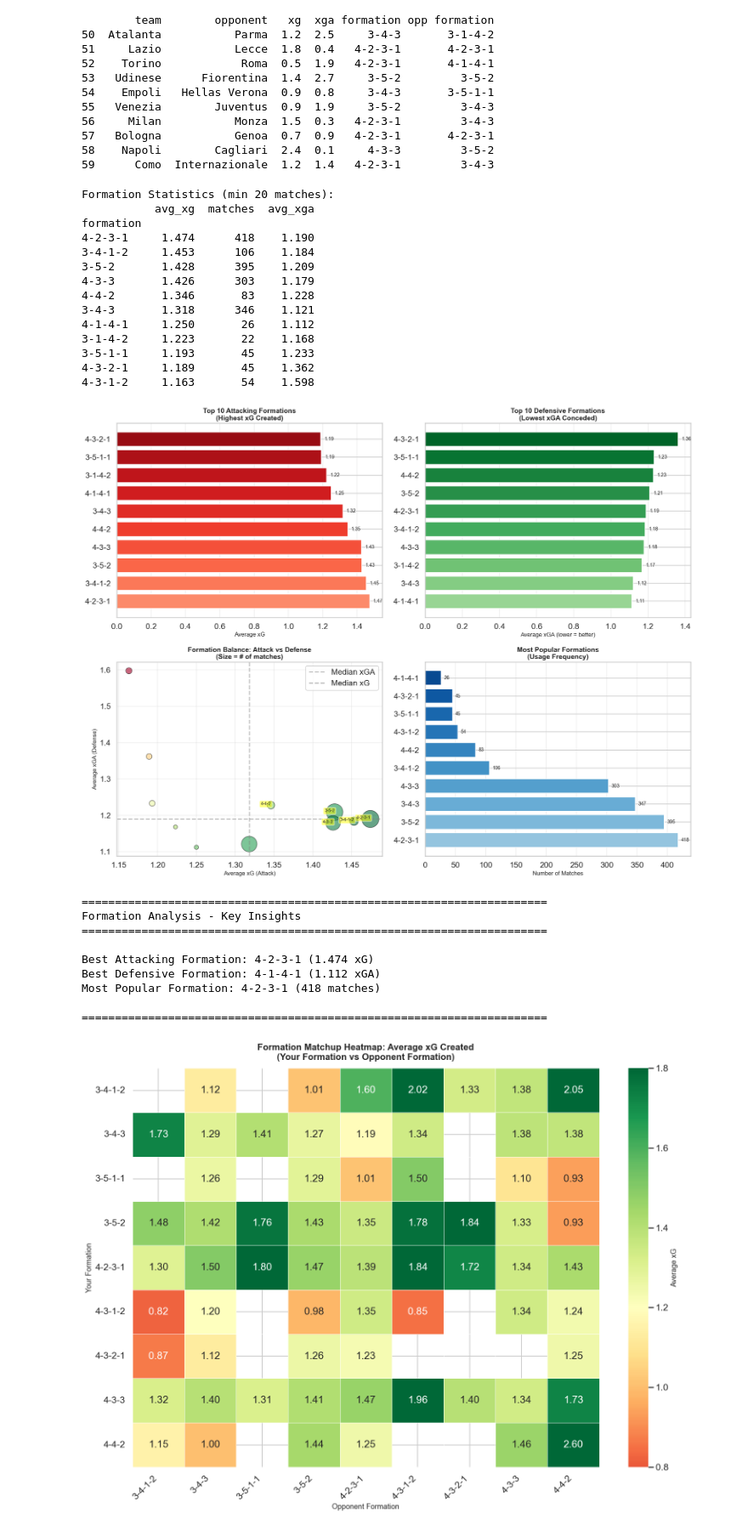
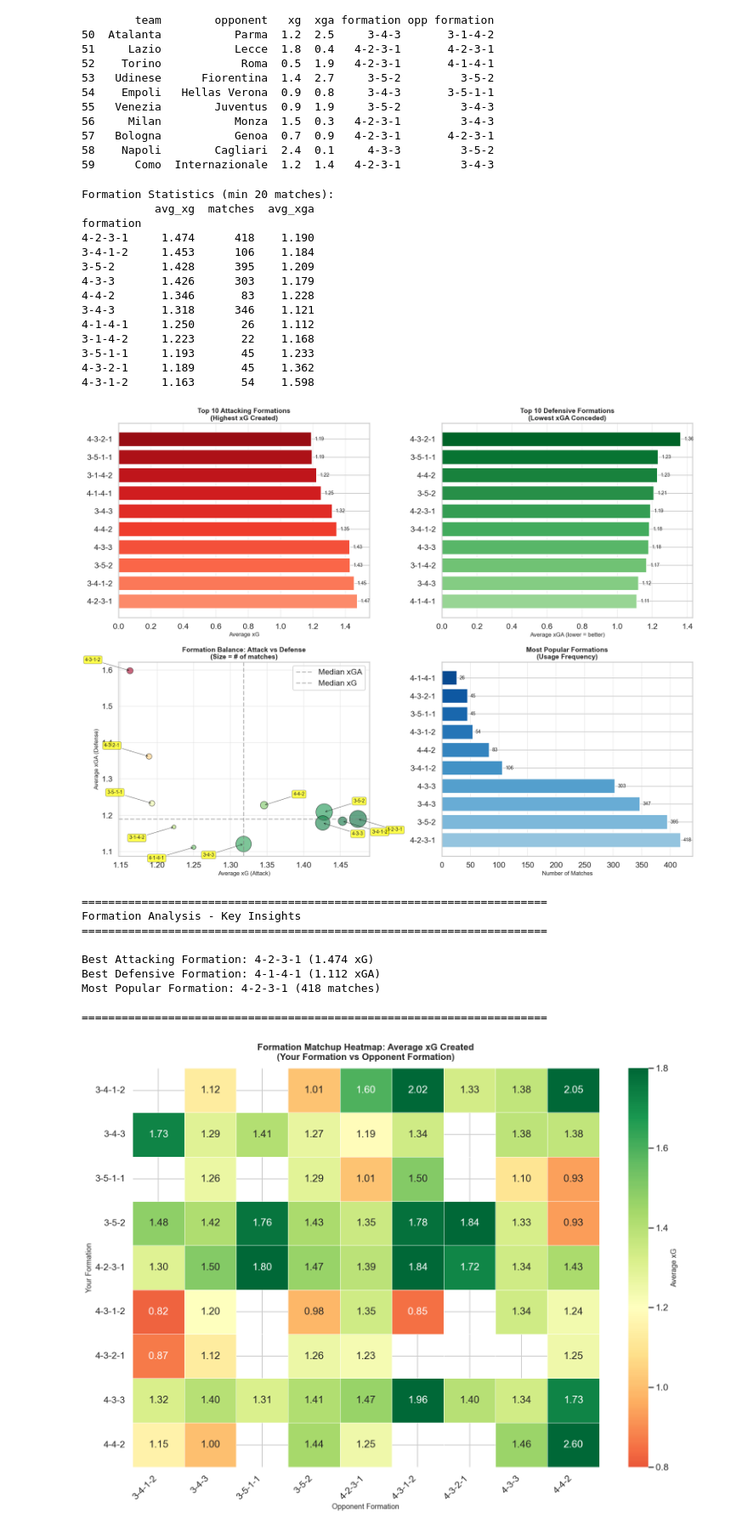
Before and after one commit to michaail/serie-a-data-analysis, a Jupyter notebook: xG_analysis.ipynb, the cells around one changed output. Shown at 85% size. Drawn from its saved outputs; the diff is of its cells as text; code cells hidden in the pictures.

```diff
--- a/xG_analysis.ipynb
+++ b/xG_analysis.ipynb
@@ -980,11 +981,20 @@ axes[1, 0].scatter(formation_stats['avg_xg'], formation_stats['avg_xga'],
                    c=formation_stats['avg_xg'] - formation_stats['avg_xga'],
                    cmap='RdYlGn', edgecolors='black', linewidth=1)
 
-# Annotate key formations
-for idx, row in formation_stats.head(5).iterrows():
-    axes[1, 0].annotate(idx, (row['avg_xg'], row['avg_xga']),
-                       fontsize=9, ha='right',
-                       bbox=dict(boxstyle='round,pad=0.3', facecolor='yellow', alpha=0.5))
+# Annotate ALL formations with smart positioning
+for idx in formation_stats.index:
+    row = formation_stats.loc[idx]
+    # Offset labels based on position relative to median
+    x_offset = 0.04 if row['avg_xg'] > formation_stats['avg_xg'].median() else -0.04
+    y_offset = 0.03 if row['avg_xga'] > formation_stats['avg_xga'].median() else -0.03
+    ha = 'left' if x_offset > 0 else 'right'
+
+    axes[1, 0].annotate(idx,
+                       xy=(row['avg_xg'], row['avg_xga']),
+                       xytext=(row['avg_xg'] + x_offset, row['avg_xga'] + y_offset),
+                       fontsize=10, ha=ha, va='center',
+                       bbox=dict(boxstyle='round,pad=0.3', facecolor='yellow', alpha=0.7, edgecolor='black', linewidth=0.5),
+                       arrowprops=dict(arrowstyle='->', connectionstyle='arc3,rad=0', lw=0.5, color='black'))
 
 axes[1, 0].axhline(formation_stats['avg_xga'].median(), color='gray', linestyle='--', alpha=0.5, label='Median xGA')
 axes[1, 0].axvline(formation_stats['avg_xg'].median(), color='gray', linestyle='--', alpha=0.5, label='Median xG')
@@ -1006,34 +1016,34 @@ axes[1, 1].grid(axis='x', alpha=0.3)
 # Add value labels
 for i, v in enumerate(formation_counts.values):
     axes[1, 1].text(v + 5, i, str(v), va='center', fontsize=10)
 
 plt.tight_layout()
 plt.show()
 
 # Print key insights
 print(f"\n{'='*70}")
 print("Formation Analysis - Key Insights")
 print(f"{'='*70}\n")
 print(f"Best Attacking Formation: {formation_stats.index[0]} ({formation_stats.iloc[0]['avg_xg']:.3f} xG)")
 print(f"Best Defensive Formation: {top_defensive.index[0]} ({top_defensive.iloc[0]['avg_xga']:.3f} xGA)")
 print(f"Most Popular Formation: {formation_counts.index[0]} ({formation_counts.iloc[0]} matches)")
 print(f"\n{'='*70}")
 # %% [output]
 Formation Statistics (min 20 matches):
            avg_xg  matches  avg_xga
 formation
 4-2-3-1     1.474      418    1.190
 3-4-1-2     1.453      106    1.184
 3-5-2       1.428      395    1.209
 4-3-3       1.426      303    1.179
 4-4-2       1.346       83    1.228
 3-4-3       1.318      346    1.121
 4-1-4-1     1.250       26    1.112
 3-1-4-2     1.223       22    1.168
 3-5-1-1     1.193       45    1.233
 4-3-2-1     1.189       45    1.362
 4-3-1-2     1.163       54    1.598
-[figure, old version]
+[figure, new version]
 ======================================================================
 Formation Analysis - Key Insights
 ======================================================================
```
Also changed, not shown: parts of 3 cells of this notebook, 4 other files.
